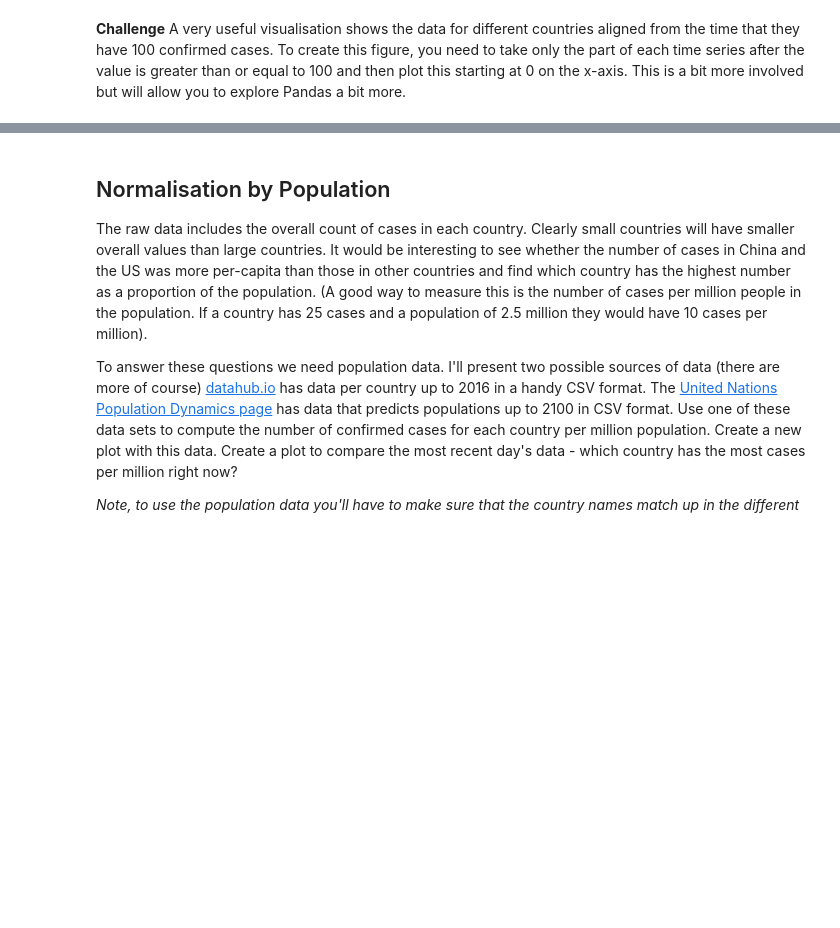
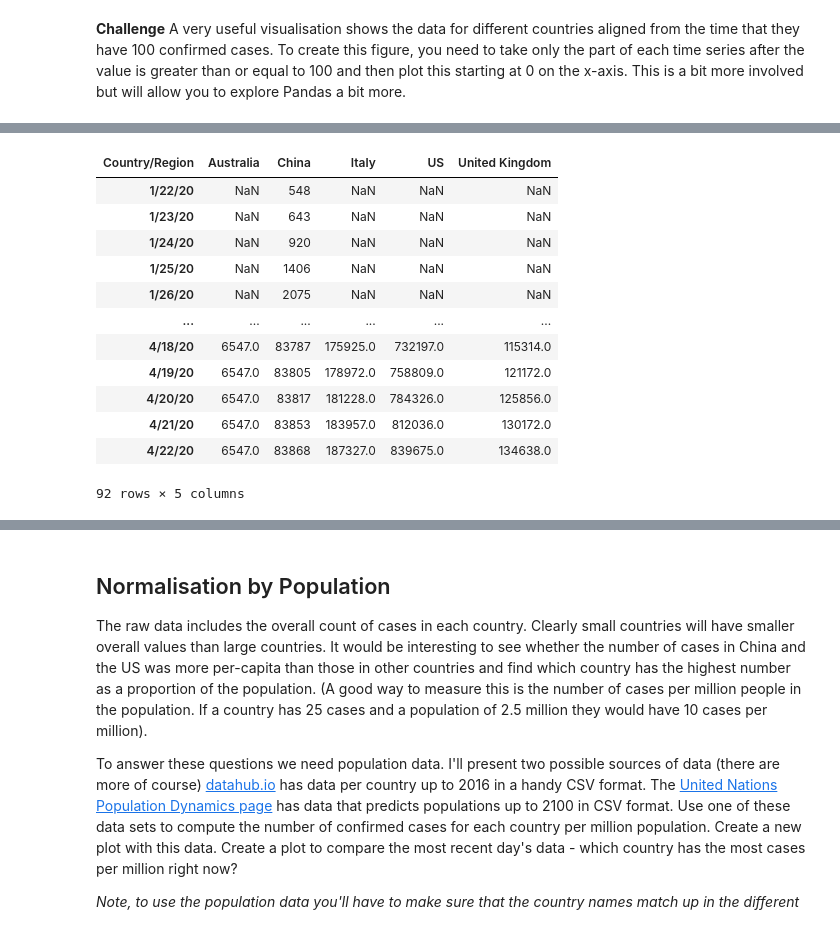
Before and after one commit to NSoni25/Portfolio_repository, a Jupyter notebook: Portfolio 2.ipynb, the cells around one changed output, grey strips where cells are left out. Drawn from its saved outputs; the diff is of its cells as text; code cells hidden in the pictures; blank space fills up the shorter version.

```diff
--- a/Portfolio 2.ipynb
+++ b/Portfolio 2.ipynb
@@ -158,0 +99,19 @@ grp_result
+# %%
+grp_plt=grouped.loc[['Australia','China','Italy','US','United Kingdom']]
+grp_plt=grp_plt.T
+grp=grp_plt[grp_plt.iloc[:,0:5]>= 100]
+grp
+# %% [output]
+| Country/Region | Australia | China | Italy | US | United Kingdom |
+| 1/22/20 | NaN | 548 | NaN | NaN | NaN |
+| 1/23/20 | NaN | 643 | NaN | NaN | NaN |
+| 1/24/20 | NaN | 920 | NaN | NaN | NaN |
+| 1/25/20 | NaN | 1406 | NaN | NaN | NaN |
+| 1/26/20 | NaN | 2075 | NaN | NaN | NaN |
+| ... | ... | ... | ... | ... | ... |
+| 4/18/20 | 6547.0 | 83787 | 175925.0 | 732197.0 | 115314.0 |
+| 4/19/20 | 6547.0 | 83805 | 178972.0 | 758809.0 | 121172.0 |
+| 4/20/20 | 6547.0 | 83817 | 181228.0 | 784326.0 | 125856.0 |
+| 4/21/20 | 6547.0 | 83853 | 183957.0 | 812036.0 | 130172.0 |
+| 4/22/20 | 6547.0 | 83868 | 187327.0 | 839675.0 | 134638.0 |
+92 rows × 5 columns
```
Also changed, not shown: parts of 16 cells of this notebook.
